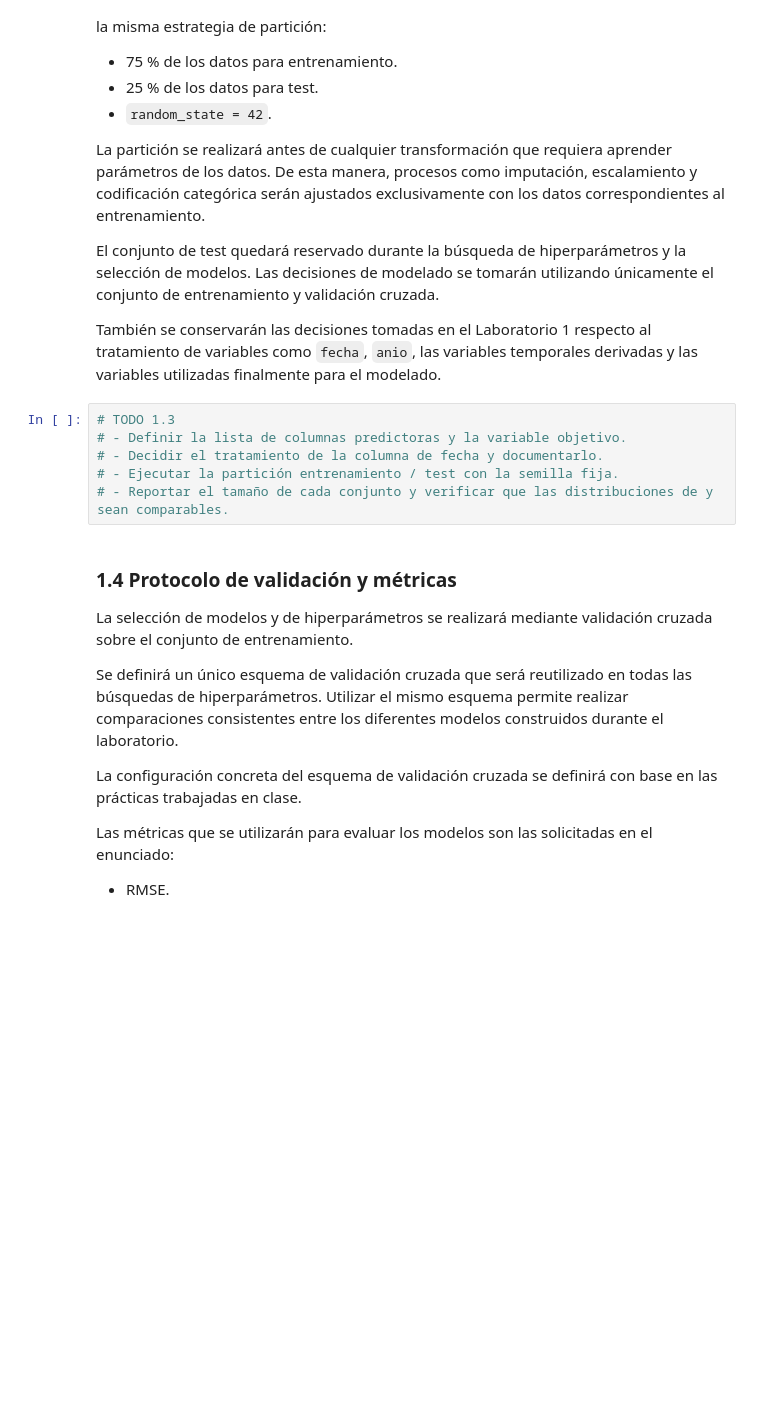
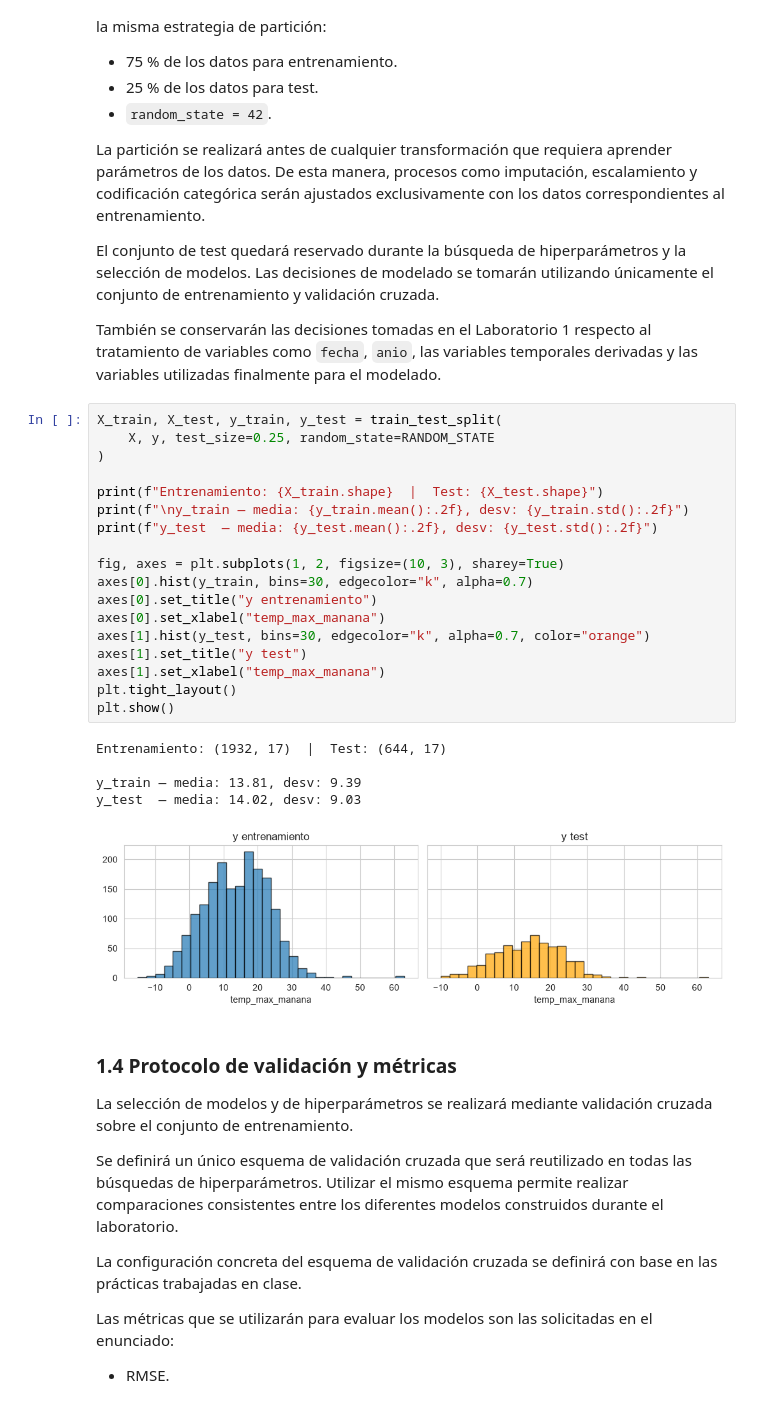
Before and after one commit to juanfochoa/Laboratorio2-Aprendizaje_de_Maquina, a Jupyter notebook: 202620/Laboratorios/L2/Lab2.ipynb, the cells around one changed output. Saved outputs shown, nothing was run; the diff lists cells and outputs as text; blank space fills up the shorter version.

```diff
--- a/202620/Laboratorios/L2/Lab2.ipynb
+++ b/202620/Laboratorios/L2/Lab2.ipynb
@@ -107,12 +271,30 @@ La partición se realizará antes de cualquier transformación que requiera apre
 El conjunto de test quedará reservado durante la búsqueda de hiperparámetros y la selección de modelos. Las decisiones de modelado se tomarán utilizando únicamente el conjunto de entrenamiento y validación cruzada.
 
 También se conservarán las decisiones tomadas en el Laboratorio 1 respecto al tratamiento de variables como `fecha`, `anio`, las variables temporales derivadas y las variables utilizadas finalmente para el modelado.
-# %%
-# TODO 1.3
-# - Definir la lista de columnas predictoras y la variable objetivo.
-# - Decidir el tratamiento de la columna de fecha y documentarlo.
-# - Ejecutar la partición entrenamiento / test con la semilla fija.
-# - Reportar el tamaño de cada conjunto y verificar que las distribuciones de y sean comparables.
+# %%
+X_train, X_test, y_train, y_test = train_test_split(
+    X, y, test_size=0.25, random_state=RANDOM_STATE
+)
+
+print(f"Entrenamiento: {X_train.shape}  |  Test: {X_test.shape}")
+print(f"\ny_train — media: {y_train.mean():.2f}, desv: {y_train.std():.2f}")
+print(f"y_test  — media: {y_test.mean():.2f}, desv: {y_test.std():.2f}")
+
+fig, axes = plt.subplots(1, 2, figsize=(10, 3), sharey=True)
+axes[0].hist(y_train, bins=30, edgecolor="k", alpha=0.7)
+axes[0].set_title("y entrenamiento")
+axes[0].set_xlabel("temp_max_manana")
+axes[1].hist(y_test, bins=30, edgecolor="k", alpha=0.7, color="orange")
+axes[1].set_title("y test")
+axes[1].set_xlabel("temp_max_manana")
+plt.tight_layout()
+plt.show()
+# %% [output]
+Entrenamiento: (1932, 17)  |  Test: (644, 17)
+
+y_train — media: 13.81, desv: 9.39
+y_test  — media: 14.02, desv: 9.03
+[figure, added]
 # %% [markdown]
 ### 1.4 Protocolo de validación y métricas
 
```
Also changed, not shown: parts of 38 cells of this notebook.
